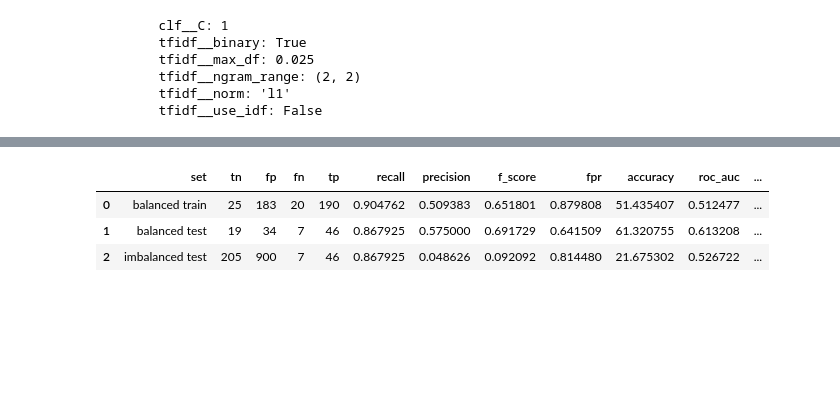
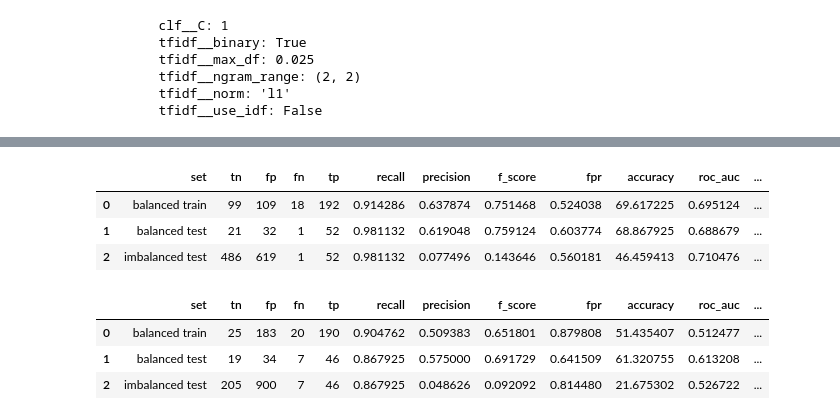
Before and after one commit to adellegia/predicting-merger-decision-outcomes, a Jupyter notebook: notebooks/experiment_1/model_svm_wc.ipynb, the cells around one changed output, grey strips where cells are left out. Saved outputs shown, nothing was run; the diff lists cells and outputs as text; code cells hidden in the pictures; blank space fills up the shorter version.

```diff
--- a/src/python/notebook/experiment_1/model_svm_wc.ipynb
+++ b/notebooks/experiment_1/model_svm_wc.ipynb
@@ -149,3 +149,10 @@ weighted avg       0.53      0.51      0.43       418
+# %%
+df_metrics
+# %% [output]
+|  | set | tn | fp | fn | tp | recall | precision | f_score | fpr | accuracy | roc_auc | ... |
+| 0 | balanced train | 99 | 109 | 18 | 192 | 0.914286 | 0.637874 | 0.751468 | 0.524038 | 69.617225 | 0.695124 | ... |
+| 1 | balanced test | 21 | 32 | 1 | 52 | 0.981132 | 0.619048 | 0.759124 | 0.603774 | 68.867925 | 0.688679 | ... |
+| 2 | imbalanced test | 486 | 619 | 1 | 52 | 0.981132 | 0.077496 | 0.143646 | 0.560181 | 46.459413 | 0.710476 | ... |
 # %%
 df_metrics
 # %% [output]
```
Also changed, not shown: parts of 5 cells of this notebook, 22 other files.
